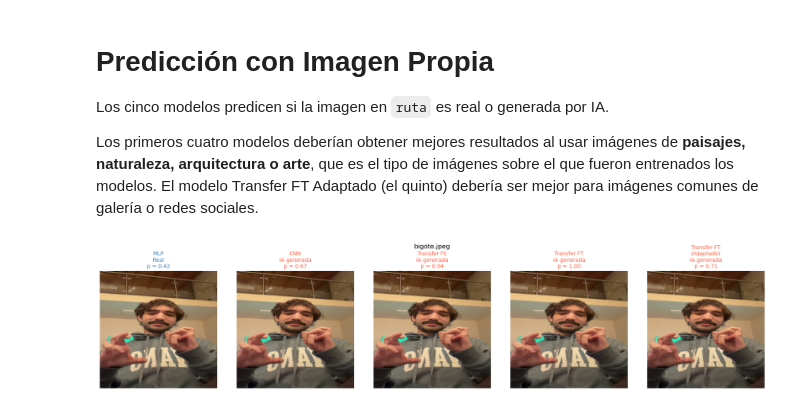
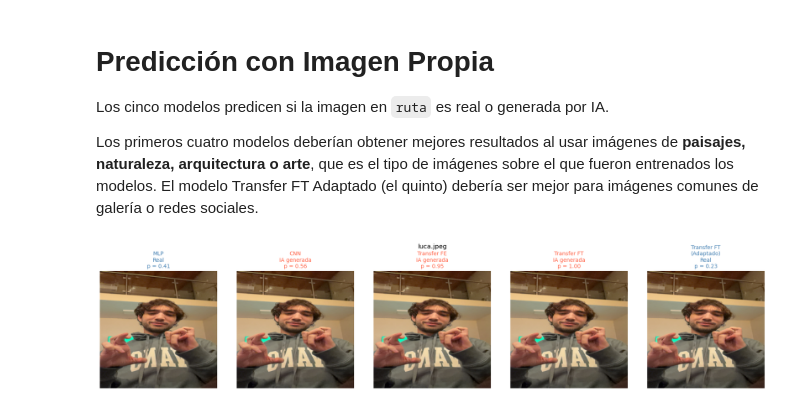
Before and after one commit to lcaminoa/ai-image-detection, a Jupyter notebook: notebooks/07_prediccion_imagen_propia.ipynb, the cells around one changed output. Drawn from its saved outputs; the diff is of its cells as text; code cells hidden in the pictures.

```diff
--- a/notebooks/07_prediccion_imagen_propia.ipynb
+++ b/notebooks/07_prediccion_imagen_propia.ipynb
@@ -51,36 +53,36 @@ Los cinco modelos predicen si la imagen en `ruta` es real o generada por IA.
 
 Los primeros cuatro modelos deberían obtener mejores resultados al usar imágenes de **paisajes, naturaleza, arquitectura o arte**, que es el tipo de imágenes sobre el que fueron entrenados los modelos. El modelo Transfer FT Adaptado (el quinto) debería ser mejor para imágenes comunes de galería o redes sociales.
 # %%
-ruta = Path("bigote.jpeg")
+ruta = Path("imgs/luca.jpeg")
 
 with PILImage.open(ruta) as img:
     img_rgb = img.convert("RGB").resize((IMG_SIZE, IMG_SIZE))
 
 x_cnn = get_transforms("val")(img_rgb).unsqueeze(0)
 
 img_mlp = img_rgb.resize((MLP_IMG_SIZE, MLP_IMG_SIZE))
 x_mlp = pca.transform(np.array(img_mlp, dtype=np.uint8).flatten().reshape(1, -1)).astype(np.float32)
 
 with torch.no_grad():
     prob_mlp = mlp_model(torch.from_numpy(x_mlp)).sigmoid().item()
     prob_cnn = cnn_model(x_cnn).sigmoid().item()
     prob_fe = fe_model(x_cnn).sigmoid().item()
     prob_ft = ft_model(x_cnn).sigmoid().item()
     prob_adapted = ft_adapted_model(x_cnn).sigmoid().item()
 
 nombres = ["MLP", "CNN", "Transfer FE", "Transfer FT", "Transfer FT\n(Adaptado)"]
 probs = [prob_mlp, prob_cnn, prob_fe, prob_ft, prob_adapted]
 
 fig, axes = plt.subplots(1, 5, figsize=(18, 4))
 for ax, nombre, prob in zip(axes, nombres, probs):
     pred = "IA generada" if prob >= 0.5 else "Real"
     color = "tomato" if pred == "IA generada" else "steelblue"
     ax.imshow(img_rgb)
     ax.set_title(f"{nombre}\n{pred}\np = {prob:.2f}", color=color, fontsize=10)
     ax.axis("off")
 
 plt.suptitle(ruta.name, fontsize=12)
 plt.tight_layout()
 plt.show()
 # %% [output]
-[figure, old version]
+[figure, new version]
```
Also changed, not shown: parts of 1 cell of this notebook, 2 other files.
